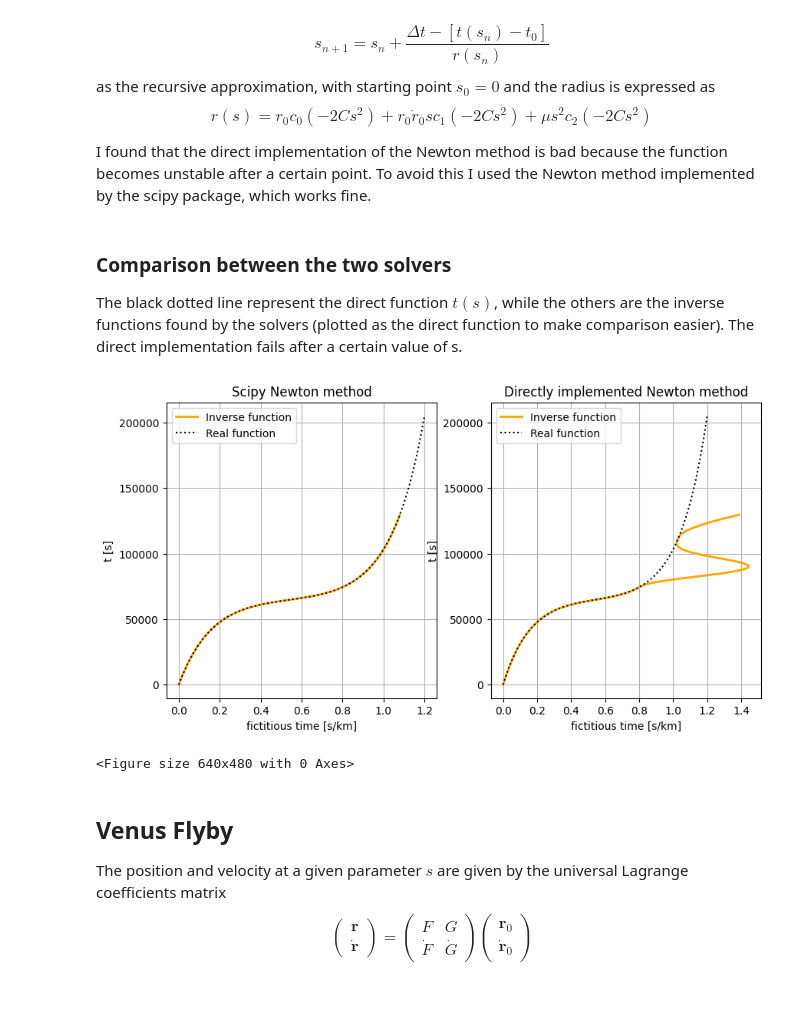
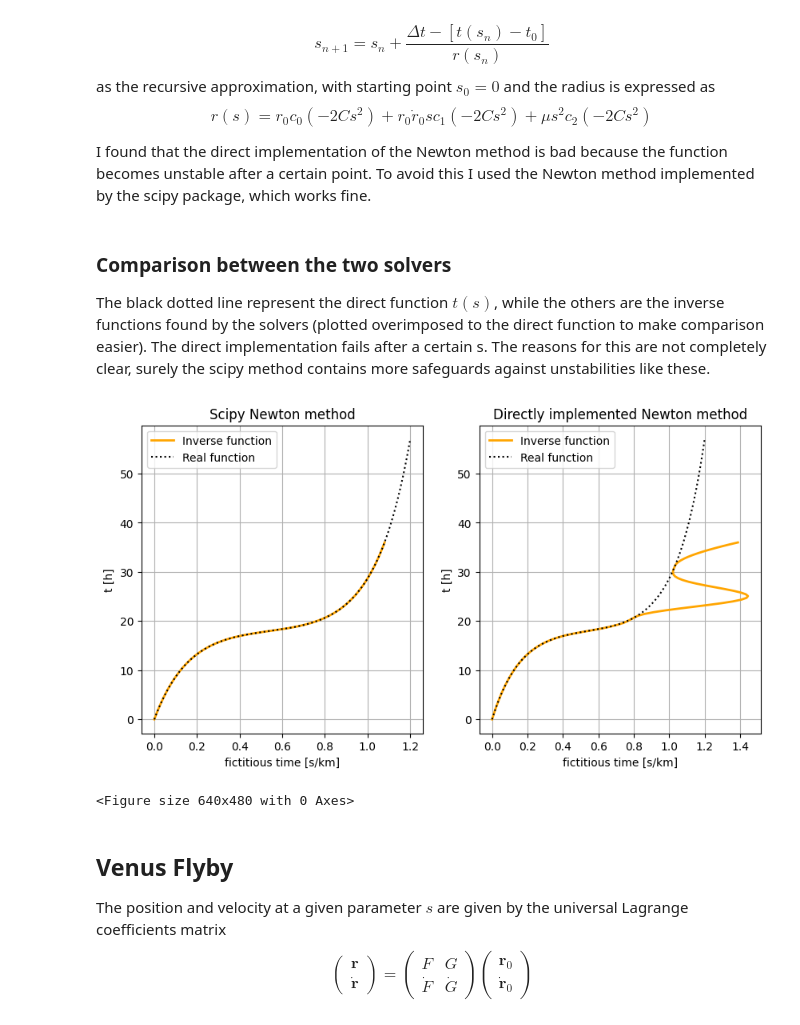
Before and after one commit to Giacomo-Menegatti/Celestial-Mechanics, a Jupyter notebook: Homework5/homework5.ipynb, the cells around one changed output. Saved outputs shown, nothing was run; the diff lists cells and outputs as text; code cells hidden in the pictures; blank space fills up the shorter version.

```diff
--- a/Homework5/homework5.ipynb
+++ b/Homework5/homework5.ipynb
@@ -96,43 +97,44 @@ def UKE_solve_wrong(t, t0, r0, dr0, C, mu, atol=1e-12, rtol=1e-12):
   return s
 # %% [markdown]
 ### Comparison between the two solvers
-The black dotted line represent the direct function $t(s)$, while the others are the inverse functions found by the solvers (plotted as the direct function to make comparison easier). The direct implementation fails after a certain value of s.
+The black dotted line represent the direct function $t(s)$, while the others are the inverse functions found by the solvers (plotted overimposed to the direct function to make comparison easier). The direct implementation fails after a certain s. The reasons for this are not completely clear, surely the scipy method contains more safeguards against unstabilities like these.
 # %%
 r0 = np.linalg.norm(R0)
 dr0 = np.dot(R0, V0)/r0         #dr0 is the radial component of the velocity
 C = 0.5*np.dot(V0, V0) - GM/r0  #Constant of energy
 T = np.linspace(0, 36*3600, 100)
 
 s_list = [UKE_solve(t=t, t0=0.0, r0=r0, dr0=dr0, C=C, mu=GM) for t in T]
 s_list_wrong = [UKE_solve_wrong(t=t, t0=0.0, r0=r0, dr0=dr0, C=C, mu=GM) for t in T]
 
 # True function
 S = np.linspace(0,1.2, 1000)
-t_list = [t_(s, 0, r0, dr0, C, GM) for s in S]
+t_list = np.array([t_(s, 0, r0, dr0, C, GM) for s in S])
+udm = 3600 #Plot the times in hours
 
 fig, AX = plt.subplots(nrows=1, ncols=2, figsize=(10, 5))
 AX[0].set_title('Scipy Newton method')
-AX[0].plot(s_list, T, color='orange', lw=2, label='Inverse function')
+AX[0].plot(s_list, T/udm, color='orange', lw=2, label='Inverse function')
 
 AX[1].set_title('Directly implemented Newton method')
-AX[1].plot(s_list_wrong, T, color='orange', lw=2, label='Inverse function')
+AX[1].plot(s_list_wrong, T/udm, color='orange', lw=2, label='Inverse function')
 
-AX[0].plot(S, t_list, ls='dotted', color='k', label='Real function')
-AX[1].plot(S, t_list, ls='dotted', color='k', label='Real function')
+AX[0].plot(S, t_list/udm, ls='dotted', color='k', label='Real function')
+AX[1].plot(S, t_list/udm, ls='dotted', color='k', label='Real function')
 
 AX[0].set_xlabel('fictitious time [s/km]')
-AX[0].set_ylabel('t [s]')
+AX[0].set_ylabel('t [h]')
 AX[1].set_xlabel('fictitious time [s/km]')
-AX[1].set_ylabel('t [s]')
+AX[1].set_ylabel('t [h]')
 AX[0].legend()
 AX[0].grid()
 AX[1].legend()
 AX[1].grid()
 
 plt.show()
 plt.tight_layout()
 # %% [output]
-[figure, old version]
+[figure, new version]
 <Figure size 640x480 with 0 Axes>
 # %% [markdown]
 ## Venus Flyby
```
Also changed, not shown: parts of 11 cells of this notebook.
